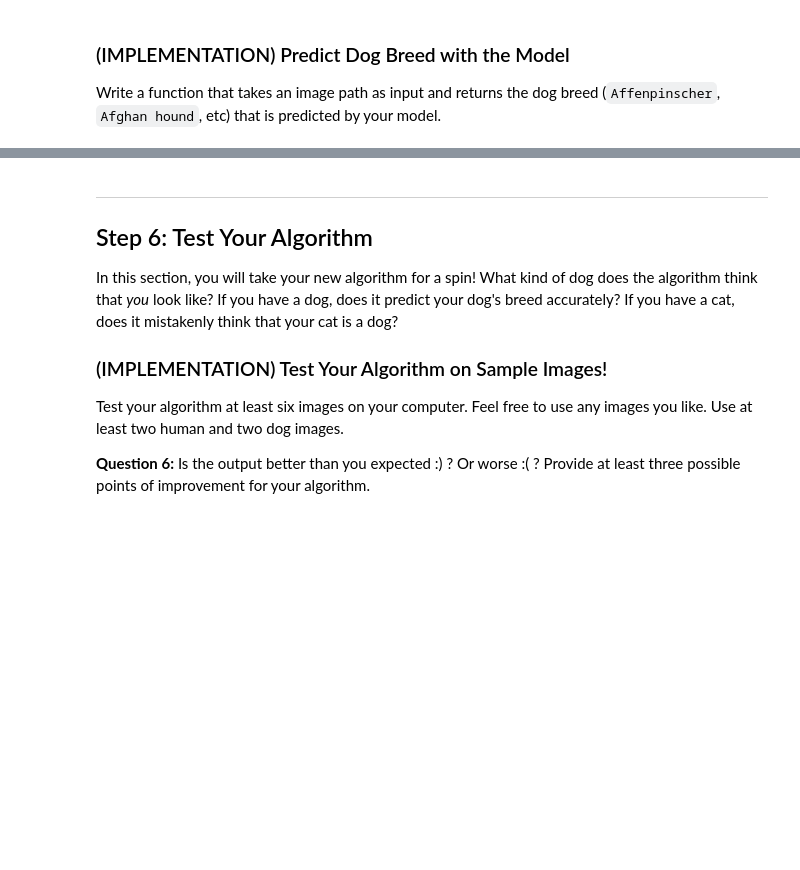
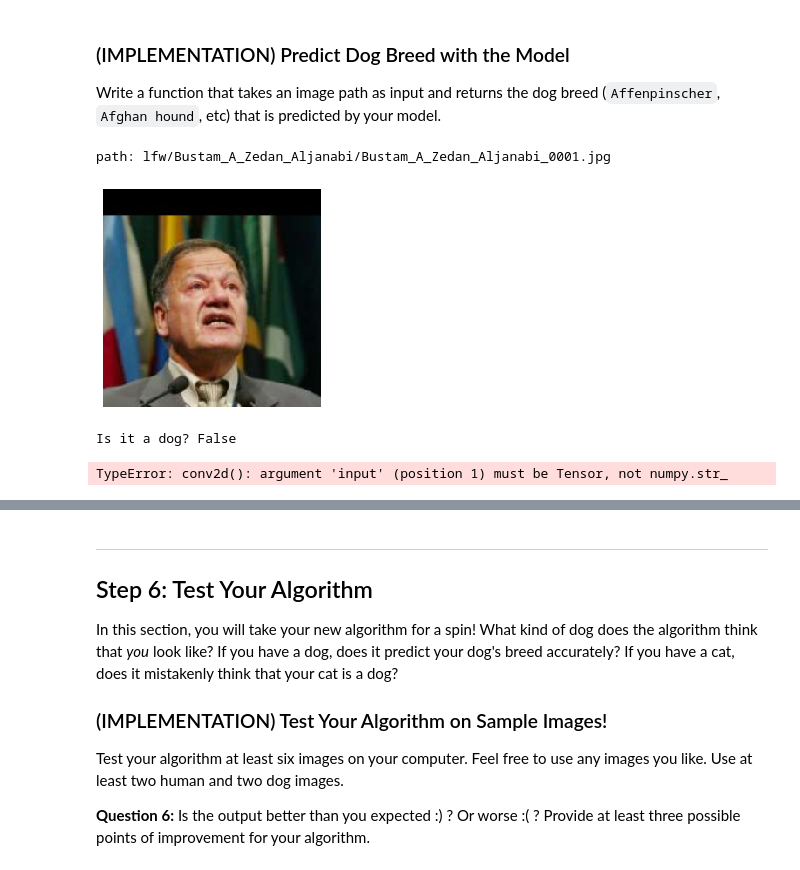
Before and after one commit to viktor-begun/Deep_Learning_Dogs_Classifier_CNN, a Jupyter notebook: dog_app_my_solution.ipynb, the cells around one changed output, grey strips where cells are left out. Drawn from its saved outputs; the diff is of its cells as text; code cells hidden in the pictures; blank space fills up the shorter version.

```diff
--- a/dog_app_my_solution.ipynb
+++ b/dog_app_my_solution.ipynb
@@ -859,4 +923,14 @@ optimizer_transfer = None
+# %%
+# Use the CrossEntropyLoss and Adam again
+#criterion_transfer = nn.CrossEntropyLoss()
+criterion_transfer = nn.NLLLoss()
+# Train only the classifier parameters, keep feature parameters frozen
+optimizer_transfer = optim.Adam(model.classifier.parameters(), lr=0.001)
 # %% [markdown]
 ### (IMPLEMENTATION) Train and Validate the Model
 
 Train and validate your model in the code cell below.  [Save the final model parameters](http://pytorch.org/docs/master/notes/serialization.html) at filepath `'model_transfer.pt'`.
+# %%
+# train the model
+# train(n_epochs, loaders_transfer, model_transfer, optimizer_transfer, criterion_transfer, use_cuda, 'model_transfer.pt')
+model_transfer = train(30, loaders_transfer, model_transfer, optimizer_transfer, criterion_transfer, use_cuda, 'model_transfer.pt')
@@ -863,6 +958,3 @@ Train and validate your model in the code cell below.  [Save the final model par
 # %%
-# train the model
-model_transfer = # train(n_epochs, loaders_transfer, model_transfer, optimizer_transfer, criterion_transfer, use_cuda, 'model_transfer.pt')
-
 # load the model that got the best validation accuracy (uncomment the line below)
-#model_transfer.load_state_dict(torch.load('model_transfer.pt'))
+model_transfer.load_state_dict(torch.load('model_transfer.pt'))
@@ -881,11 +981,29 @@ Write a function that takes an image path as input and returns the dog breed (`A
 ### and returns the dog breed that is predicted by the model.
 
 # list of class names by index, i.e. a name can be accessed like class_names[0]
-class_names = [item[4:].replace("_", " ") for item in data_transfer['train'].classes]
+#class_names = [item[4:].replace("_", " ") for item in data_transfer['train'].classes]
+class_names = [item[4:].replace("_", " ") for item in loaders_transfer['train'].dataset.classes]
 
 def predict_breed_transfer(img_path):
     # load the image and return the predicted breed
-    return None
+    breed = model_transfer(img_path)
+    return breed
+# %%
+# Test on random images
+nr = np.random.randint(0,100)
+path = [human_files[nr], dog_files[nr]]
+for p in path:
+    print('path:',p)
+    plt.imshow(Image.open(p))
+    plt.axis('off')
+    plt.show()
+    print('Is it a dog?',dog_detector(p))
+    print('Breed:',predict_breed_transfer(p))
+# %% [output]
+path: lfw/Bustam_A_Zedan_Aljanabi/Bustam_A_Zedan_Aljanabi_0001.jpg
+[figure, added]
+Is it a dog? False
+TypeError: conv2d(): argument 'input' (position 1) must be Tensor, not numpy.str_
 # %% [markdown]
 ---
 <a id='step5'></a>
```
Also changed, not shown: parts of 12 cells of this notebook.
